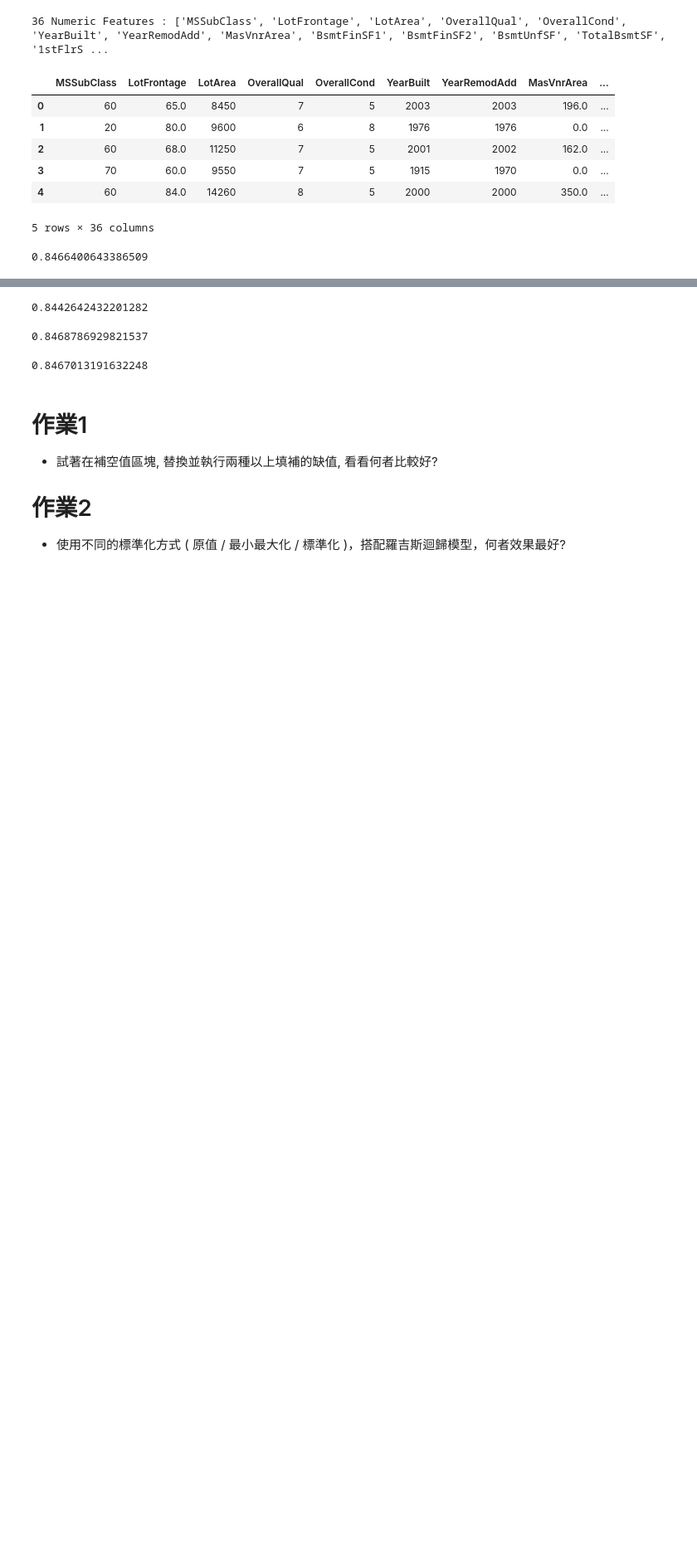
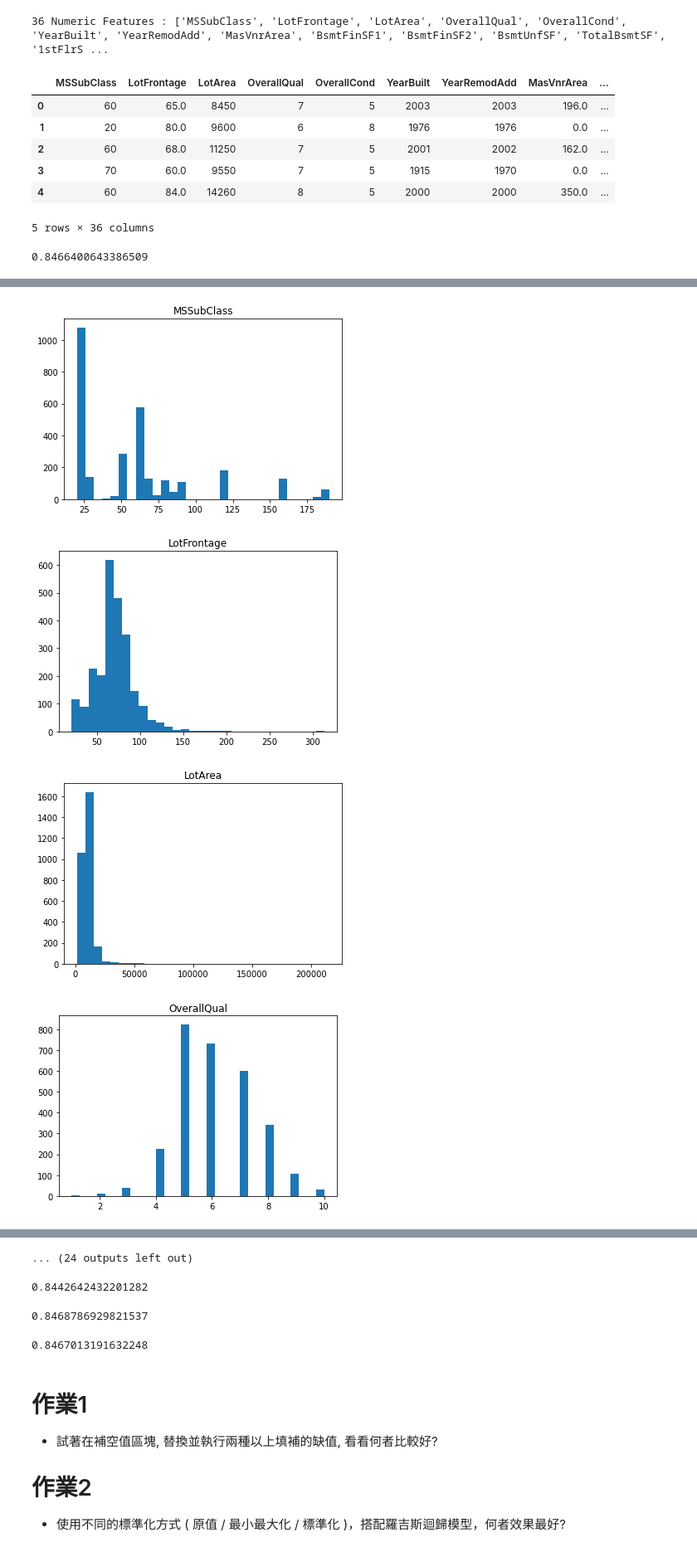
Before and after one commit to daikon1119/ML100Days, a Jupyter notebook: homework/Day_012_Fill_NaN_and_Scalers.ipynb, the cells around one changed output, grey strips where cells are left out. Shown at 83% size. Drawn from its saved outputs; the diff is of its cells as text; code cells hidden in the pictures; blank space fills up the shorter version.

```diff
--- a/homework/Day_012_Fill_NaN_and_Scalers.ipynb
+++ b/homework/Day_012_Fill_NaN_and_Scalers.ipynb
@@ -87,0 +88,11 @@ cross_val_score(estimator, train_X, train_Y, cv=5).mean()
+# %%
+import matplotlib.pyplot as plt
+for col in num_features:
+    plt.hist(df[col], 30)
+    plt.title(col)
+    plt.show()
+# %% [output]
+[figure, added]
+[figure, added]
+[figure, added]
+[figure, added]
@@ -88,3 +107,4 @@ cross_val_score(estimator, train_X, train_Y, cv=5).mean()
+... (24 outputs left out)
 # %%
 # 空值補平均值
 df_mn = df.fillna(df.mean())
```
Also changed, not shown: parts of 2 cells of this notebook, 14 other files.
